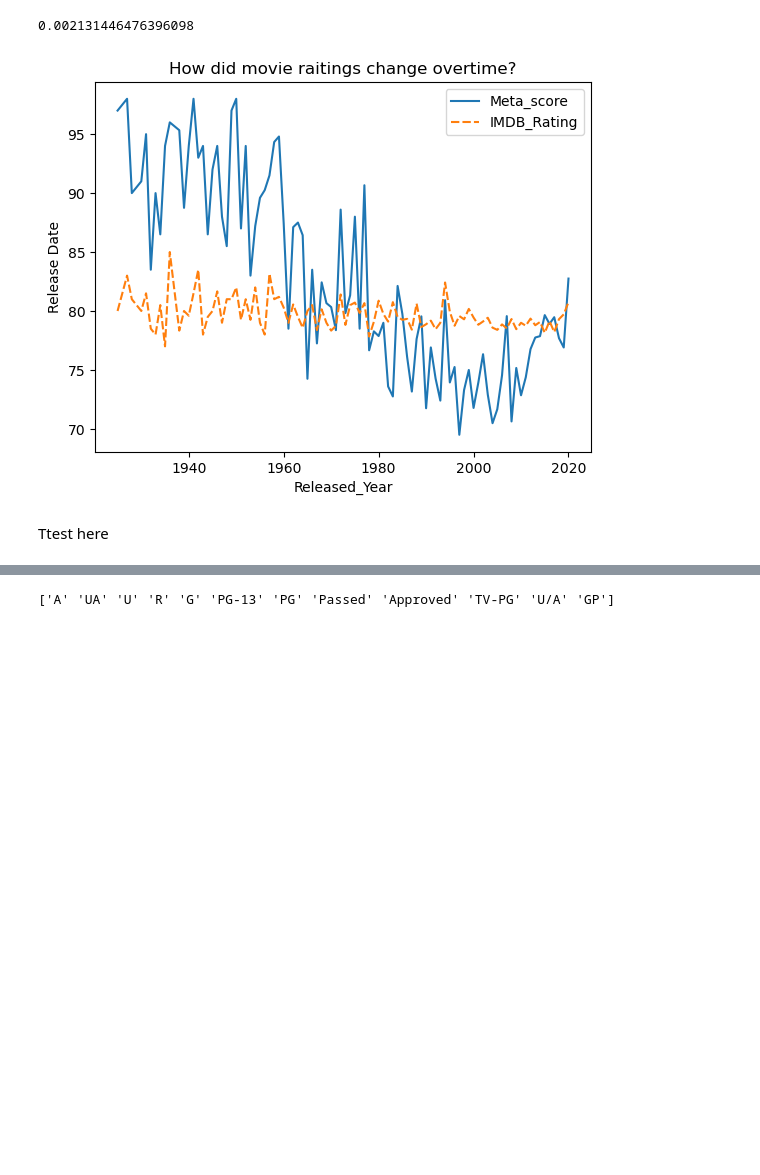
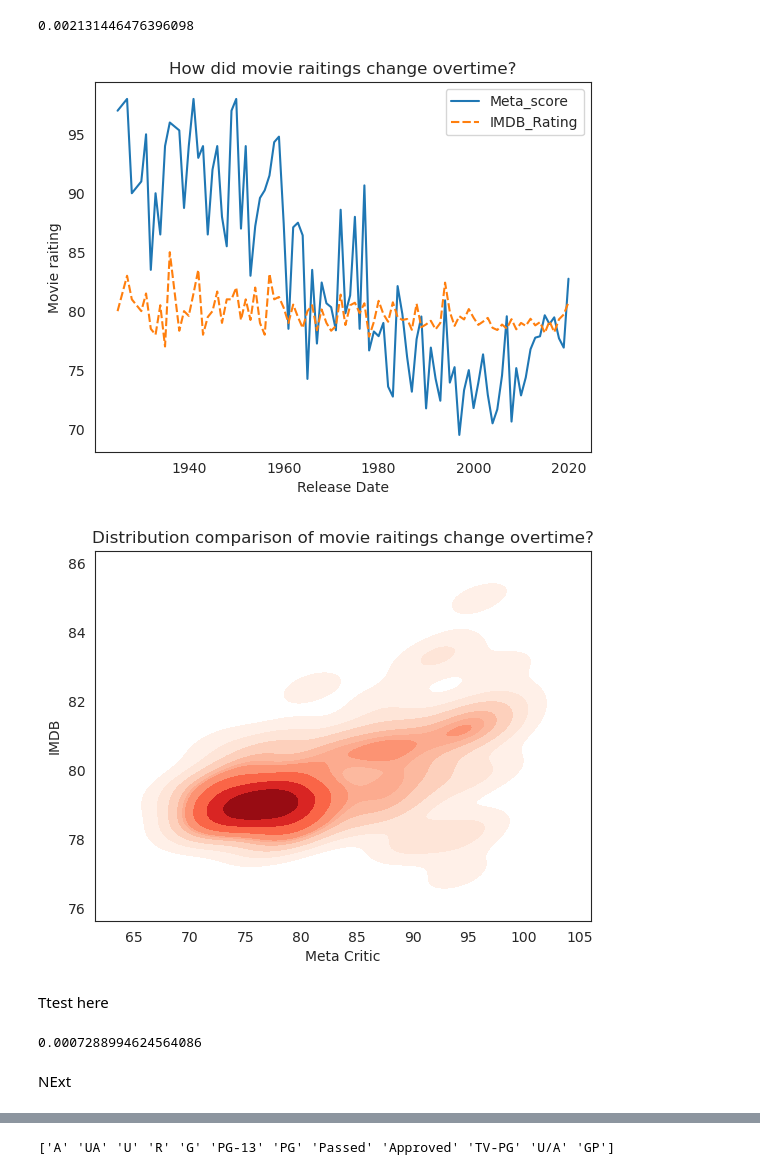
Before and after one commit to Doctor2007/movie_analysis, a Jupyter notebook: main.ipynb, the cells around one changed output, grey strips where cells are left out. Cells and saved outputs as stored; diff of their text form; code cells hidden in the pictures; blank space fills up the shorter version.

Commit message:
Did changes to mult. re. model + added ttesting for Q2

```diff
--- a/main.ipynb
+++ b/main.ipynb
@@ -33,7 +33,7 @@ This dataset contains information about the top 1000 movies rated on IMDb. Below
 
 The dataset contains 1000 entries with 16 columns. Some columns like Certificate (10.1% missing) and Meta_score (15.7% missing) contain null values.
 # %%
-movies = movies_full.drop(columns=['Poster_Link', 'Overview', 'Star1', 'Star2', 'Star3', 'Star4', 'Director', 'No_of_Votes'])
+movies = movies_full.drop(columns=['Poster_Link', 'Overview', 'Star3', 'Star4', 'No_of_Votes'])
 movies = movies.set_index('Series_Title')
 movies.head()
 # %% [output]
@@ -127,21 +134,34 @@ t_test.pvalue
 # %%
 movies_time = pd.concat([meta_score, imdb_score, movies['Released_Year']], axis=1).dropna()
 
 movies_by_year = movies_time.groupby('Released_Year').agg({
 	'Meta_score': 'mean',
 	'IMDB_Rating': 'mean'
 }).reset_index()
 
 movies_by_year = movies_by_year.set_index('Released_Year')
 sns.lineplot(data=movies_by_year)
 plt.title('How did movie raitings change overtime?')
 plt.ylabel('Movie raiting')
-plt.ylabel('Release Date')
+plt.xlabel('Release Date')
 plt.show()
+sns.kdeplot(x=movies_by_year.Meta_score, y=movies_by_year.IMDB_Rating, cmap="Reds", fill=True, bw_adjust=0.7)
+plt.title('Distribution comparison of movie raitings change overtime?')
+plt.xlabel('Meta Critic')
+plt.ylabel('IMDB')
+plt.show()
 # %% [output]
-[figure, old version]
+[figure, new version]
+[figure, added]
 # %% [markdown]
 Ttest here
+# %%
+t_test = sp.ttest_ind(movies_by_year["IMDB_Rating"], movies_by_year["Meta_score"], alternative = "two-sided")
+t_test.pvalue
+# %% [output]
+0.0007288994624564086
+# %% [markdown]
+NExt
 # %%
 # use the code below for plotting any linear relationships, e.g if we want to check if the control variables are colinear
 sns.regplot(x = movies['Runtime'] , y = movies['IMDB_Rating'] , scatter_kws={'alpha':0.7}, line_kws={'color': 'blue'})
```
Also changed, not shown: parts of 14 cells of this notebook.
